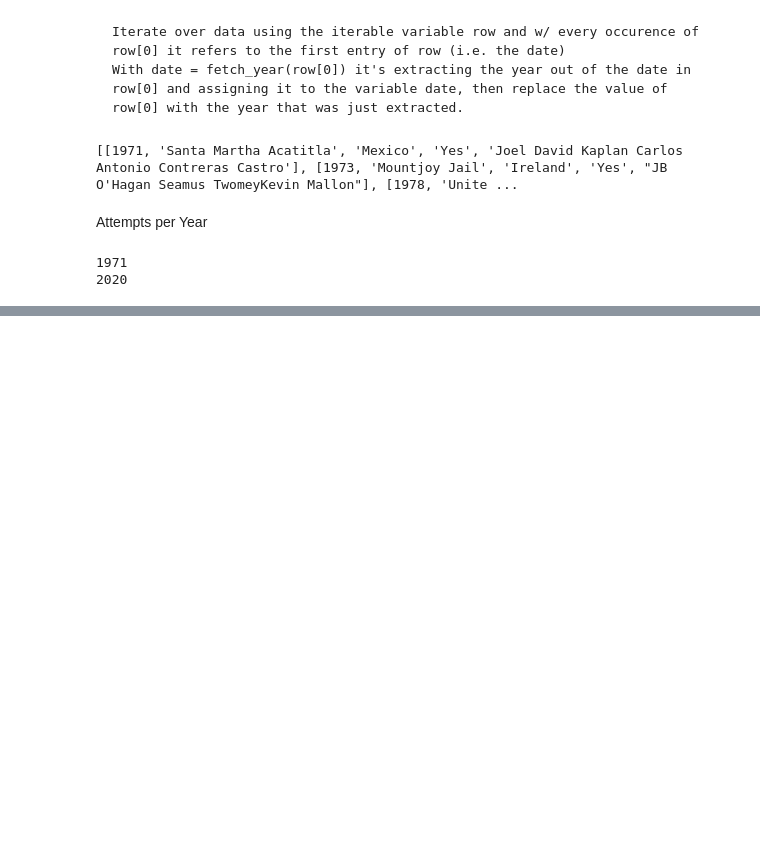
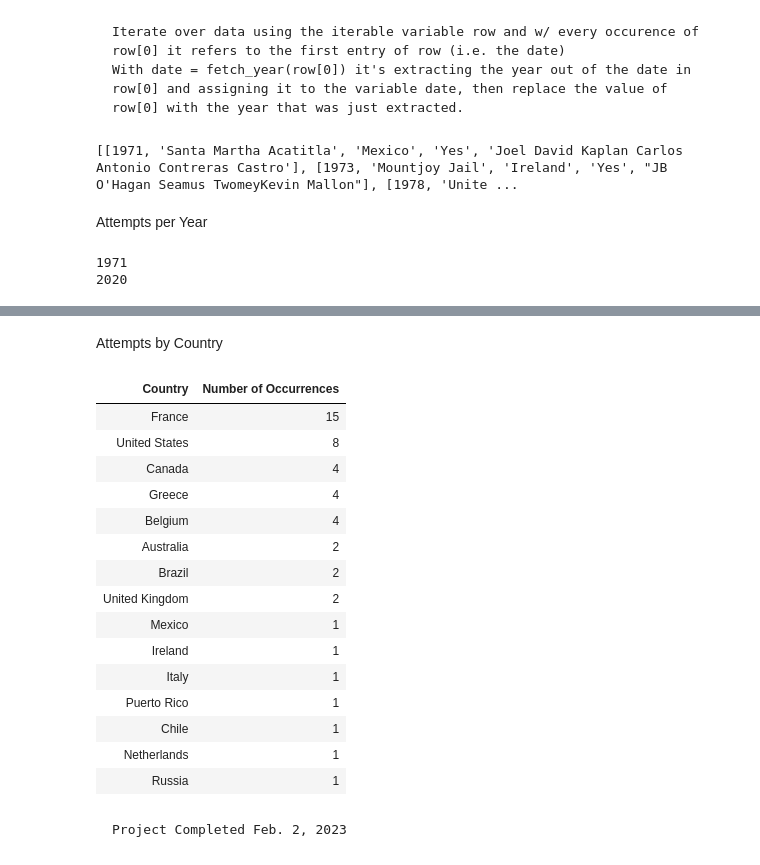
Before and after one commit to rObErT-a93/rObErT-a93, a Jupyter notebook: Dataquest_Projects/Dataquest_Project_2_Prison_Breaks.ipynb, the cells around one changed output, grey strips where cells are left out. Drawn from its saved outputs; the diff is of its cells as text; code cells hidden in the pictures; blank space fills up the shorter version.

Commit message:
Feb. 2, 2023 Dataquest Project 2

```diff
--- a/Dataquest_Projects/Dataquest_Project_2_Prison_Breaks.ipynb
+++ b/Dataquest_Projects/Dataquest_Project_2_Prison_Breaks.ipynb
@@ -57,0 +93,24 @@ print(max_year)
+# %% [markdown]
+Attempts by Country
+# %%
+countries_frequency = df.groupby('Country').value_counts()
+print_pretty_table(countries_frequency)
+# %% [output]
+| Country | Number of Occurrences |
+| France | 15 |
+| United States | 8 |
+| Canada | 4 |
+| Greece | 4 |
+| Belgium | 4 |
+| Australia | 2 |
+| Brazil | 2 |
+| United Kingdom | 2 |
+| Mexico | 1 |
+| Ireland | 1 |
+| Italy | 1 |
+| Puerto Rico | 1 |
+| Chile | 1 |
+| Netherlands | 1 |
+| Russia | 1 |
+# %% [markdown]
+    Project Completed Feb. 2, 2023
```
Also changed, not shown: parts of 9 cells of this notebook.
